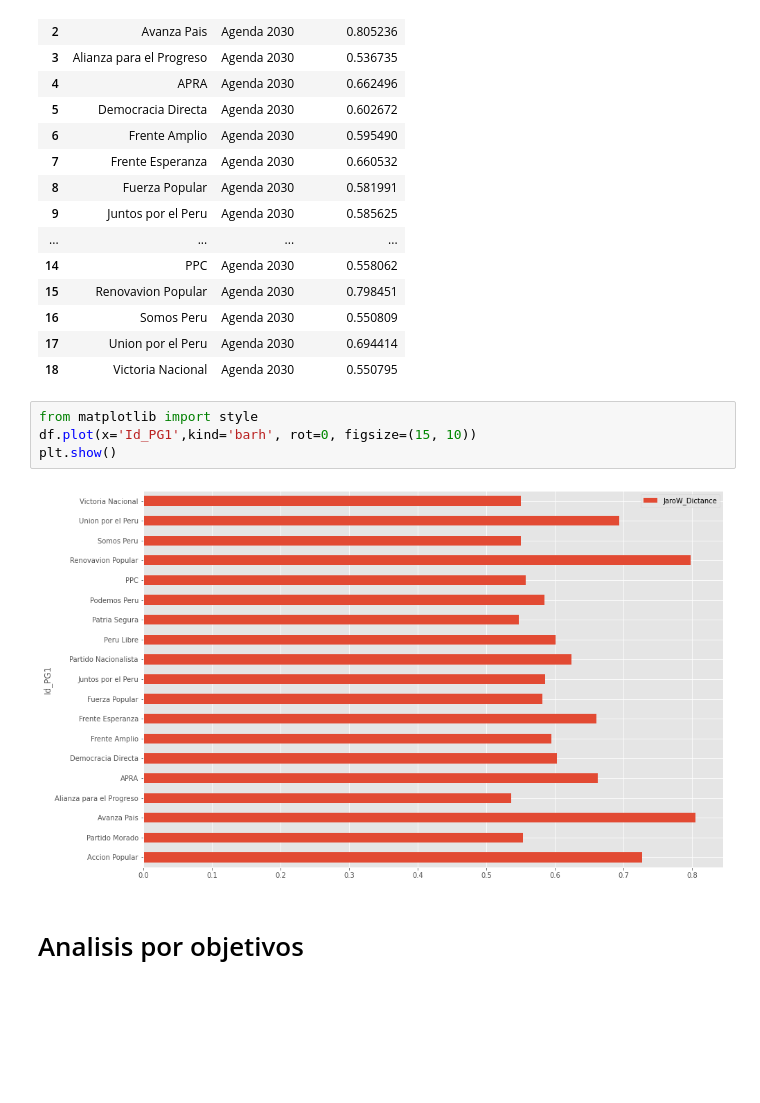
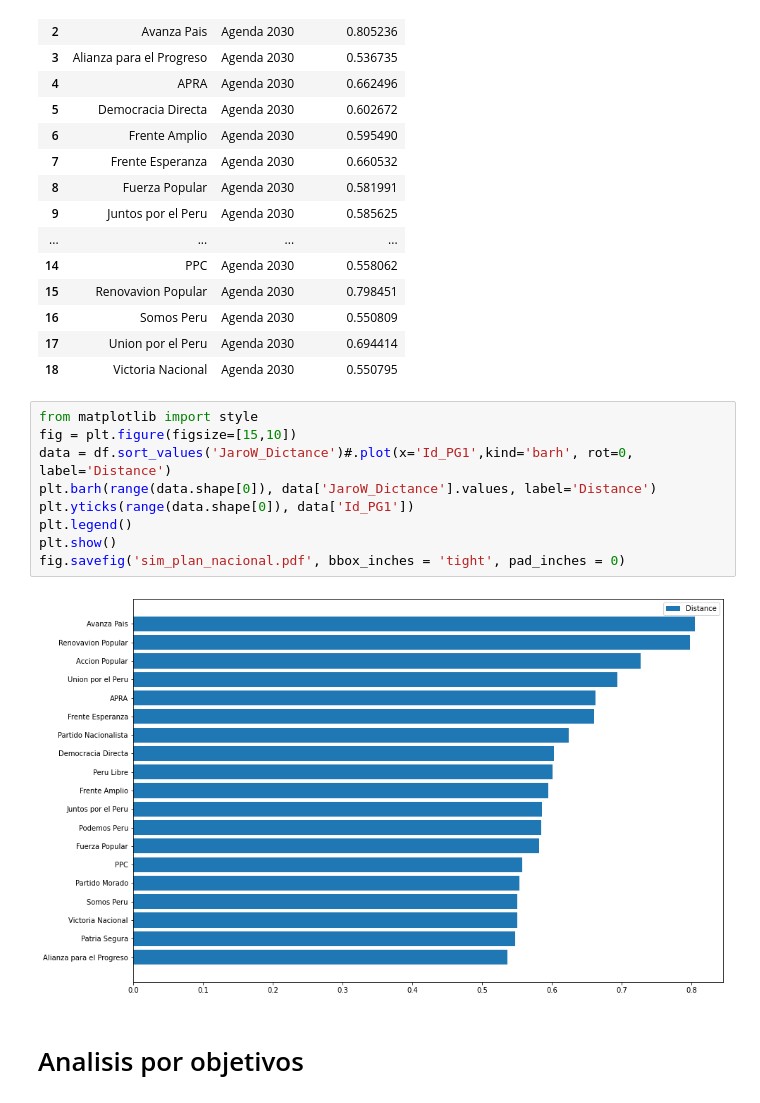
Before and after one commit to Honorio-apz/gobierno, a Jupyter notebook: PlanesdeGobierno0.2.ipynb, the cells around one changed output. Drawn from its saved outputs; the diff is of its cells as text; blank space fills up the shorter version.

```diff
--- a/PlanesdeGobierno0.2.ipynb
+++ b/PlanesdeGobierno0.2.ipynb
@@ -614,12 +874,17 @@ df
 | 16 | Somos Peru | Agenda 2030 | 0.550809 |
 | 17 | Union por el Peru | Agenda 2030 | 0.694414 |
 | 18 | Victoria Nacional | Agenda 2030 | 0.550795 |
-# %%
-from matplotlib import style
-df.plot(x='Id_PG1',kind='barh', rot=0, figsize=(15, 10))
-plt.show()
-# %% [output]
-[figure, removed]
+# %%
+from matplotlib import style
+fig = plt.figure(figsize=[15,10])
+data = df.sort_values('JaroW_Dictance')#.plot(x='Id_PG1',kind='barh', rot=0, label='Distance')
+plt.barh(range(data.shape[0]), data['JaroW_Dictance'].values, label='Distance')
+plt.yticks(range(data.shape[0]), data['Id_PG1'])
+plt.legend()
+plt.show()
+fig.savefig('sim_plan_nacional.pdf', bbox_inches = 'tight', pad_inches = 0)
+# %% [output]
+[figure, added]
 # %% [markdown]
 # Analisis por objetivos
 # %%
```
Also changed, not shown: parts of 25 cells of this notebook.
